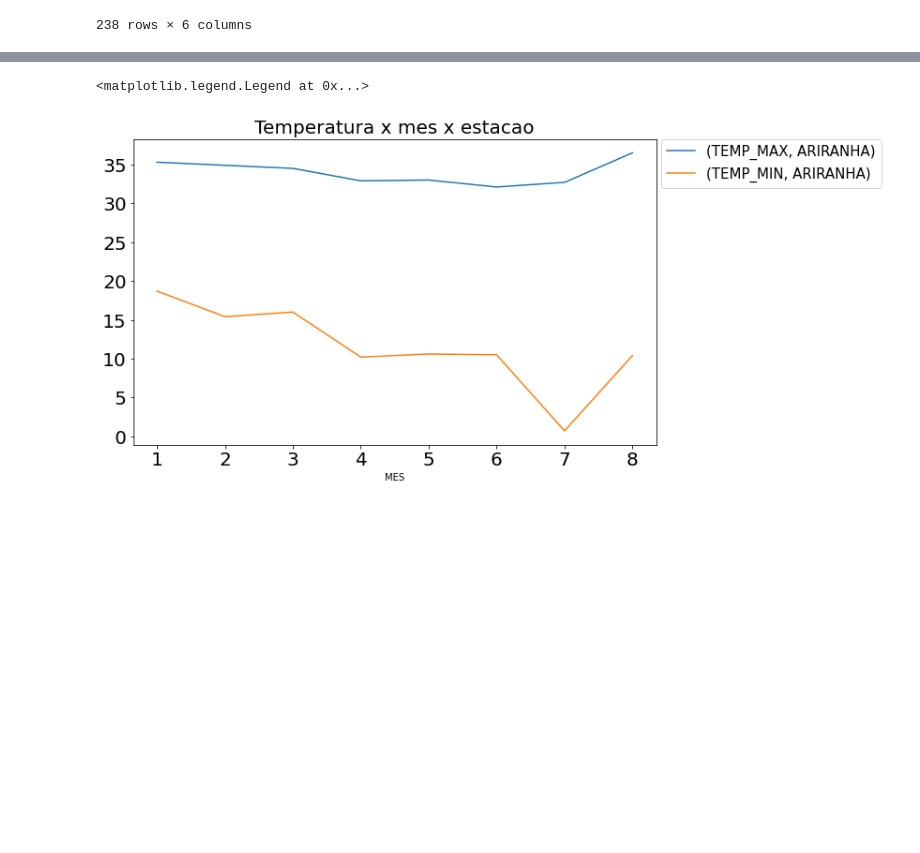
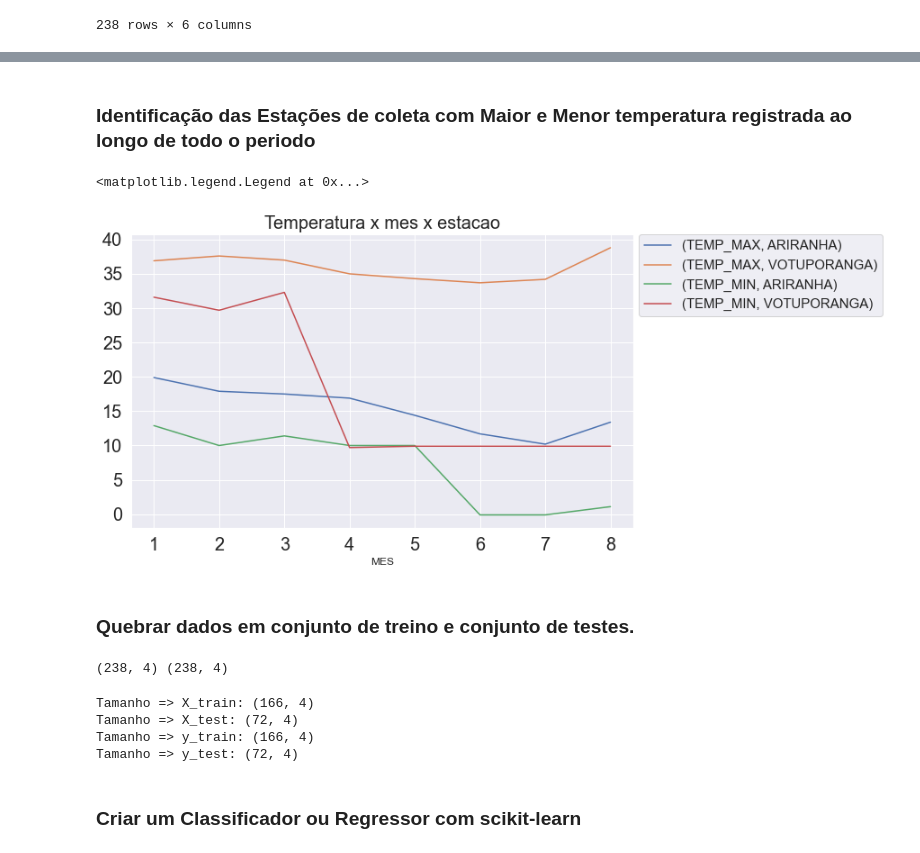
Before and after one commit to LIMASANTOSVINICIUS/Analise_Dados_Climaticos, a Jupyter notebook: Python/PrimeiroCodigo.ipynb, the cells around one changed output, grey strips where cells are left out. Drawn from its saved outputs; the diff is of its cells as text; code cells hidden in the pictures; blank space fills up the shorter version.

```diff
--- a/Python/PrimeiroCodigo.ipynb
+++ b/Python/PrimeiroCodigo.ipynb
@@ -209,18 +231,31 @@ ax.legend(bbox_to_anchor=(1.01, 1), loc=0, borderaxespad=0., fontsize=15)
+# %% [markdown]
+### Identificação das Estações de coleta com Maior e Menor temperatura registrada ao longo de todo o periodo
+# %%
+filt = ['MES','ESTACAO','TEMP_MAX','TEMP_MIN']
+dfmin = dfuse.filter(items = filt)
+dfmin = dfmin.groupby(['MES']).min().reset_index()
+dfmin['TEMP_MIN'] = dfmin['TEMP_MIN'].apply(lambda x: float(str(x).replace(',','.')))
+dfmin['TEMP_MAX'] = dfmin['TEMP_MAX'].apply(lambda x: float(str(x).replace(',','.')))
+dfmax = dfuse.filter(items = filt)
+dfmax = dfmax.groupby(['MES']).max().reset_index()
+dfmax['TEMP_MAX'] = dfmax['TEMP_MAX'].apply(lambda x: float(str(x).replace(',','.')))
+dfmax['TEMP_MIN'] = dfmax['TEMP_MIN'].apply(lambda x: float(str(x).replace(',','.')))
+Estacaomaiorxmenor = dfmin.append(dfmax)
 # %%
 #Temperatura maxima x temperatura minima mes x estacao
 #fig, ax = plt.subplots(figsize=(10,6))
 #plt.suptitle("Temperatura x mes x estacao")
-
-ax = maiorxmenor.filter(items=['MES','ESTACAO','TEMP_MAX','TEMP_MIN'])\
-.where(maiorxmenor.ESTACAO == 'ARIRANHA')\
+ax = Estacaomaiorxmenor.filter(items=['MES','ESTACAO','TEMP_MAX','TEMP_MIN'])\
 .groupby(['MES','ESTACAO'])\
 .mean()\
 .sort_values(by='TEMP_MAX', ascending=False)\
 .unstack()\
 .plot(figsize=(10,6), fontsize=20)
 
 ax.set_title('Temperatura x mes x estacao',fontsize=20)
 ax.legend(bbox_to_anchor=(1.01, 1), loc=0, borderaxespad=0., fontsize=15)
 # %% [output]
 <matplotlib.legend.Legend at 0x...>
-[figure, old version]
+[figure, new version]
+# %% [markdown]
+### Quebrar dados em conjunto de treino e conjunto de testes.
@@ -226,0 +264,20 @@ ax.legend(bbox_to_anchor=(1.01, 1), loc=0, borderaxespad=0., fontsize=15)
+# %%
+X = maiorxmenor
+y = maiorxmenor
+print(X.shape, y.shape)
+
+X_train, X_test, y_train, y_test = train_test_split(X, y, test_size=0.3, random_state=123)
+# %% [output]
+(238, 4) (238, 4)
+# %%
+print(f"Tamanho => X_train: {X_train.shape}")
+print(f"Tamanho => X_test: {X_test.shape}")
+print(f"Tamanho => y_train: {y_train.shape}")
+print(f"Tamanho => y_test: {y_test.shape}")
+# %% [output]
+Tamanho => X_train: (166, 4)
+Tamanho => X_test: (72, 4)
+Tamanho => y_train: (166, 4)
+Tamanho => y_test: (72, 4)
+# %% [markdown]
+### Criar um Classificador ou Regressor com  scikit-learn
```
Also changed, not shown: parts of 26 cells of this notebook.
